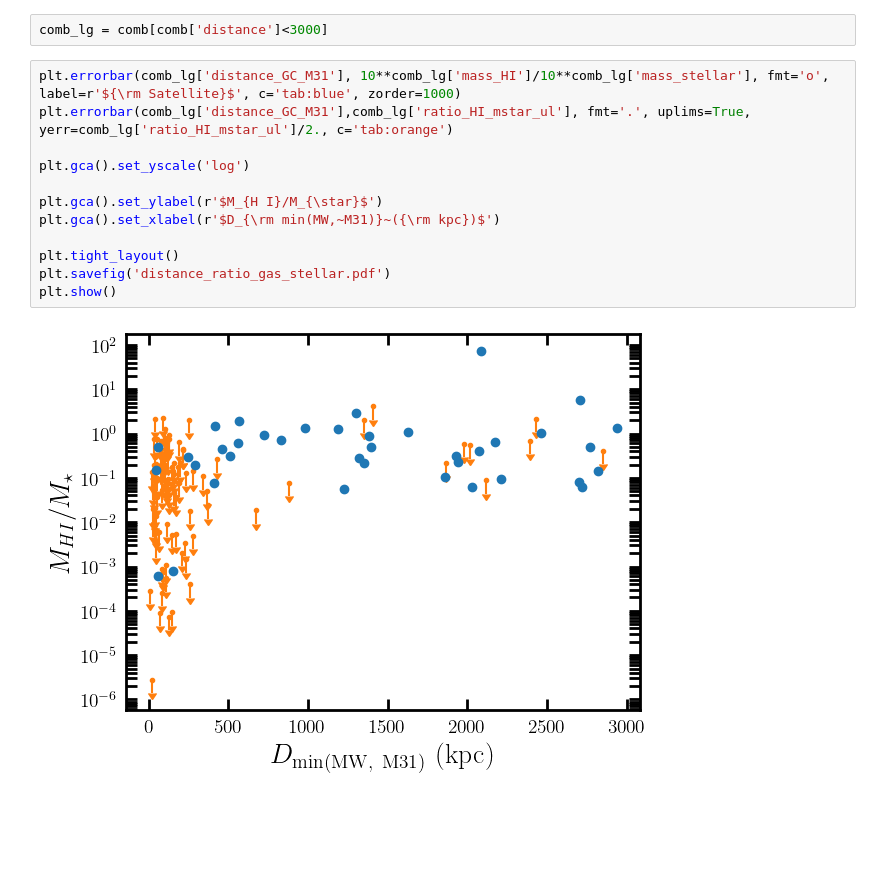
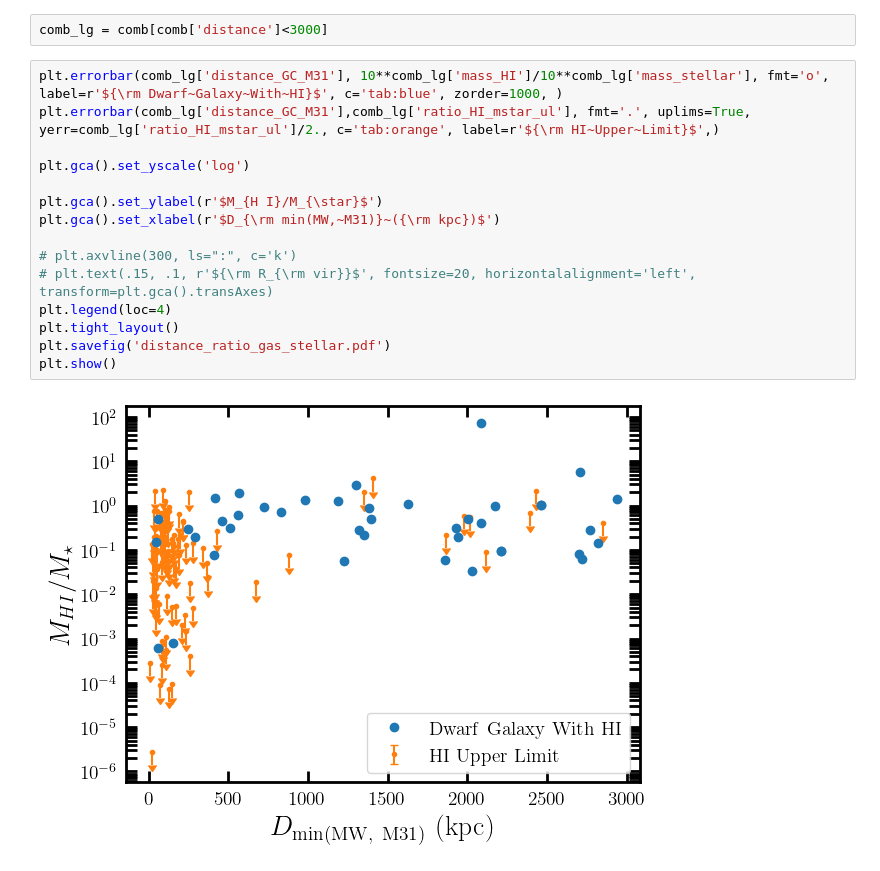
Before and after one commit to apace7/local_volume_database, a Jupyter notebook: paper_examples/plot_distance_gas_stellar_mass.ipynb, the cells around one changed output. Saved outputs shown, nothing was run; the diff lists cells and outputs as text; blank space fills up the shorter version.

```diff
--- a/paper_examples/plot_distance_gas_stellar_mass.ipynb
+++ b/paper_examples/plot_distance_gas_stellar_mass.ipynb
@@ -31,16 +31,19 @@ for i in range(len(comb)):
 # %%
 comb_lg = comb[comb['distance']<3000]
 # %%
-plt.errorbar(comb_lg['distance_GC_M31'], 10**comb_lg['mass_HI']/10**comb_lg['mass_stellar'], fmt='o', label=r'${\rm Satellite}$', c='tab:blue', zorder=1000)
-plt.errorbar(comb_lg['distance_GC_M31'],comb_lg['ratio_HI_mstar_ul'], fmt='.', uplims=True, yerr=comb_lg['ratio_HI_mstar_ul']/2., c='tab:orange')
+plt.errorbar(comb_lg['distance_GC_M31'], 10**comb_lg['mass_HI']/10**comb_lg['mass_stellar'], fmt='o', label=r'${\rm Dwarf~Galaxy~With~HI}$', c='tab:blue', zorder=1000, )
+plt.errorbar(comb_lg['distance_GC_M31'],comb_lg['ratio_HI_mstar_ul'], fmt='.', uplims=True, yerr=comb_lg['ratio_HI_mstar_ul']/2., c='tab:orange', label=r'${\rm HI~Upper~Limit}$',)
 
 plt.gca().set_yscale('log')
 
 plt.gca().set_ylabel(r'$M_{H I}/M_{\star}$')
 plt.gca().set_xlabel(r'$D_{\rm min(MW,~M31)}~({\rm kpc})$')
 
+# plt.axvline(300, ls=":", c='k')
+# plt.text(.15, .1, r'${\rm R_{\rm vir}}$', fontsize=20, horizontalalignment='left', transform=plt.gca().transAxes)
+plt.legend(loc=4)
 plt.tight_layout()
 plt.savefig('distance_ratio_gas_stellar.pdf')
 plt.show()
 # %% [output]
-[figure, old version]
+[figure, new version]
```
Also changed, not shown: 2 other files.
